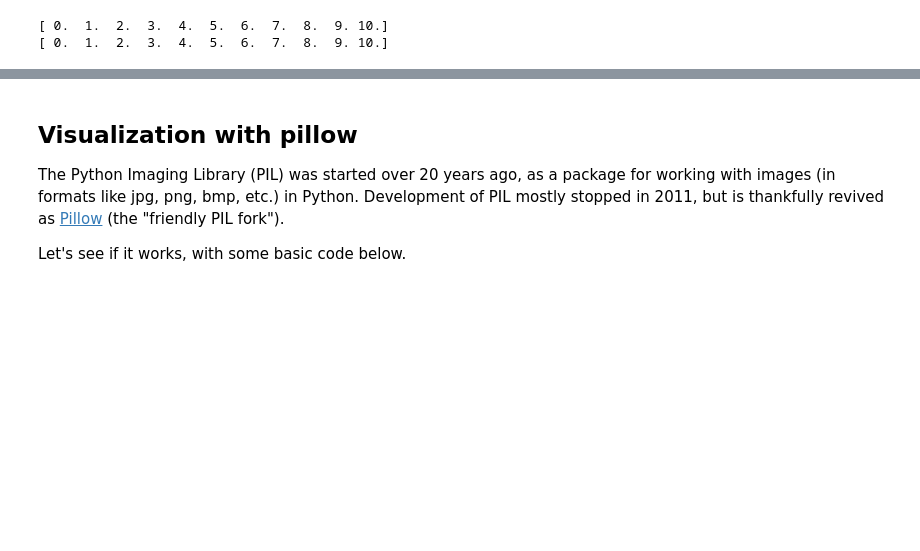
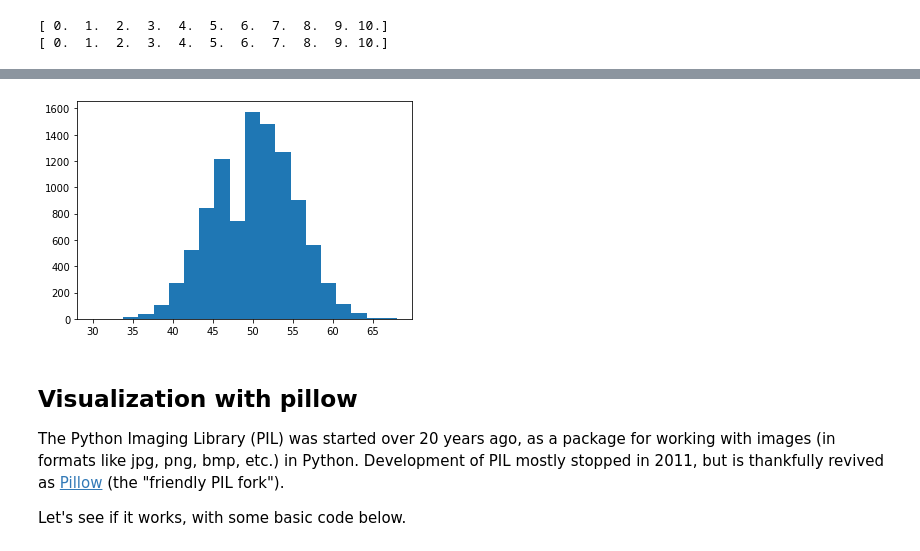
Before and after one commit to ethancma/math152, a Jupyter notebook: P4M_Notebook_4.ipynb, the cells around one changed output, grey strips where cells are left out. Cells and saved outputs as stored; diff of their text form; code cells hidden in the pictures; blank space fills up the shorter version.

```diff
--- a/P4M_Notebook_4.ipynb
+++ b/P4M_Notebook_4.ipynb
@@ -972,3 +982,12 @@ ylist = np.zeros(100)
+# %%
+# 3.
+R = np.random.choice([0, 1], (10000, 100))
+sum_array = np.sum(R, axis=1)
+plt.hist(sum_array, bins=20)
+plt.show()
+# Tends to have an normal distribution for the choices of numbers between 0 and 1.
+# %% [output]
+[figure, added]
 # %% [markdown]
 ## Visualization with pillow
 
```
Also changed, not shown: parts of 41 cells of this notebook.
